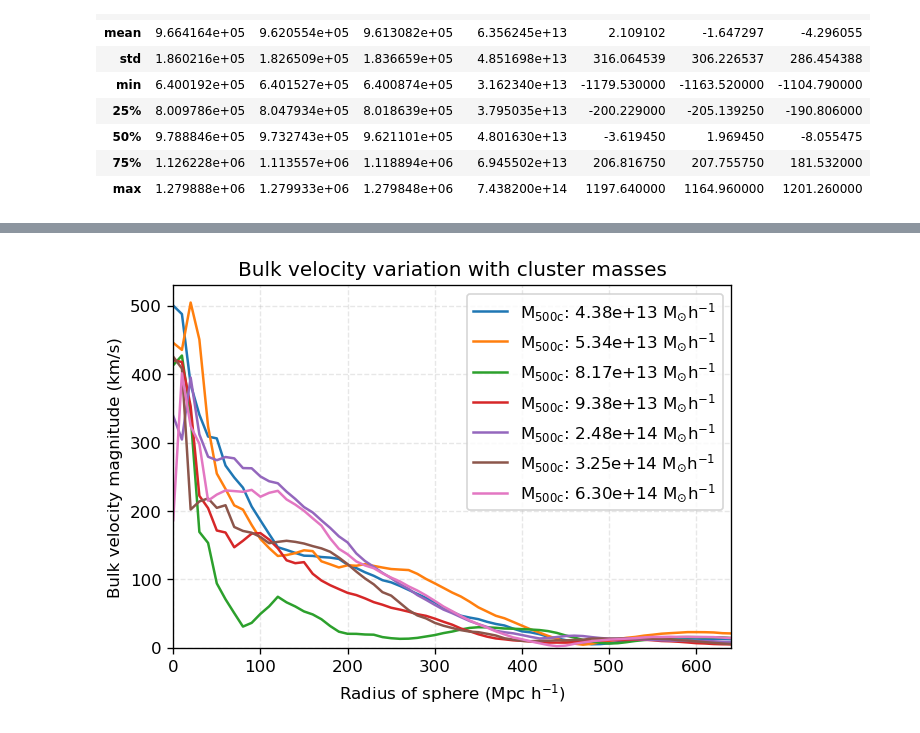
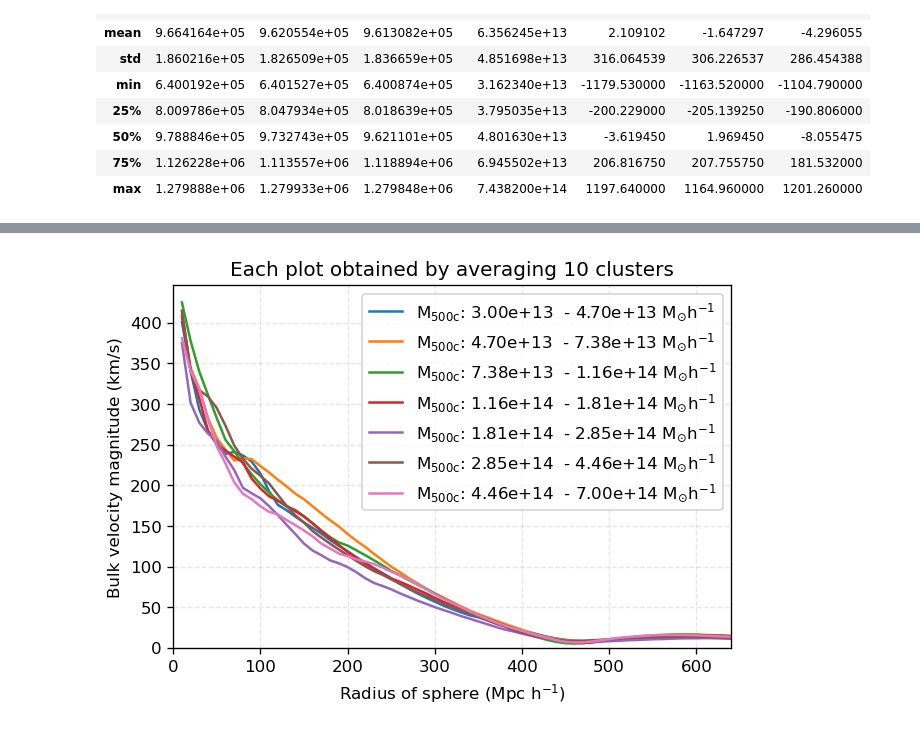
Before and after one commit to awaismirza92/velocity-reconstruction-and-kinetic-SZ, a Jupyter notebook: codes/Dipole_Bias/Dipole_Bias_big_box.ipynb, the cells around one changed output, grey strips where cells are left out. Drawn from its saved outputs; the diff is of its cells as text; code cells hidden in the pictures.

```diff
--- a/codes/Dipole_Bias/Dipole_Bias_big_box.ipynb
+++ b/codes/Dipole_Bias/Dipole_Bias_big_box.ipynb
@@ -22,12 +22,18 @@ df_clusters_orig.describe()
 | max | 639887.560000 | 639933.380000 | 639848.380000 | 7.438200e+14 | 1197.640000 | 1164.960000 | 1201.260000 |
 # %%
 plt.figure(dpi = dpi)
-hist_data = plt.hist(df_clusters_orig['m500c[Msol/h]'],  bins = [3e13, 5e13, 7e13, 9e13, 1e14, 3e14, 5e14, 7e14])
+
+bins = [3e13, 5e13, 7e13, 9e13, 1e14, 3e14, 5e14, 7e14]
+hist_data = plt.hist(df_clusters_orig['m500c[Msol/h]'],  bins = bins)
 plt.xlim(1e13, 1e15)
 plt.xscale('log')
 plt.xlabel('M$\mathrm{_{500c}}$ (M$\mathrm{_{\odot} h^{-1}}$)')
 plt.ylabel('Number of clusters')
 plt.title('Cluster mass distribution inside (640 Mpc h$^{-1}$)$^3$');
+
+bins = ['3e13', '5e13', '7e13', '9e13', '1e14', '3e14', '5e14', '7e14']
+plt.xticks(hist_data[1], bins, rotation = 45)
+# plt.gca().ticklabel_format(axis="x", style="sci", scilimits=(0,0))
 # plt.ylim(0,200)
 print(hist_data)
 for i in range(len(hist_data[0])):
@@ -37,0 +49,18 @@ for i in range(len(hist_data[0])):
+# %%
+plt.figure(dpi = dpi)
+
+bins = np.geomspace(3e13, 7e14, num = 8)
+hist_data = plt.hist(df_clusters_orig['m500c[Msol/h]'],  bins = bins)
+plt.xlim(1e13, 1e15)
+plt.xscale('log')
+plt.xlabel('M$\mathrm{_{500c}}$ (M$\mathrm{_{\odot} h^{-1}}$)')
+plt.ylabel('Number of clusters')
+plt.title('Cluster mass distribution inside (640 Mpc h$^{-1}$)$^3$');
+
+bins_str = ['{:.2e}'.format(i) for i in bins]
+plt.xticks(hist_data[1], bins_str, rotation = 45)
+# plt.gca().ticklabel_format(axis="x", style="sci", scilimits=(0,0))
+# plt.ylim(0,200)
+print(hist_data)
+for i in range(len(hist_data[0])):
+    plt.text(hist_data[1][i],hist_data[0][i]+10,str(int(hist_data[0][i])));
@@ -132,3 +165,9 @@ df_gal_big.describe()
 | 50% | 9.724496e+05 | 9.692602e+05 | 9.599258e+05 | 2.784900e+11 | 5.810010e+11 | -2.822351e+00 | 2.646382e+00 | -3.028148e+00 |
 | 75% | 1.443867e+06 | 1.446201e+06 | 1.442515e+06 | 4.192930e+11 | 1.244070e+12 | 2.167707e+02 | 2.142572e+02 | 2.005062e+02 |
 | max | 1.919996e+06 | 1.919981e+06 | 1.919993e+06 | 1.077460e+13 | 1.420090e+14 | 2.423331e+03 | 3.048130e+03 | 2.638449e+03 |
+# %%
+df_gal_big['vx[km/s]'] = df_gal_big['vx[km/s]'] - df_gal_big['vx[km/s]'].mean()
+df_gal_big['vy[km/s]'] = df_gal_big['vy[km/s]'] - df_gal_big['vy[km/s]'].mean()
+df_gal_big['vz[km/s]'] = df_gal_big['vz[km/s]'] - df_gal_big['vz[km/s]'].mean()
+
+df_gal_big.describe()
@@ -307,32 +266,35 @@ def bulk_velocity_with_mass_mag_only(gray_shade, df_clusters_inner):
 # %%
 plt.figure(dpi = dpi)
 plt.grid(ls = 'dashed', alpha = 0.3)
 
-mass_ranges = [3e13, 5e13, 7e13, 9e13, 1e14, 3e14, 5e14, 7e14]
+# mass_ranges = [3e13, 5e13, 7e13, 9e13, 1e14, 3e14, 5e14, 7e14]
 # mass_ranges = [5e14, 7e14]
+mass_ranges = np.geomspace(3e13, 7e14, num = 8)
 
 gray_shades = ['0.3', '0.4', '0.5', '0.6', '0.7', '0.8', '0.9']
 gray_shades = gray_shades[::-1]
+
+n_clusters = 10
 
 for i, mass in enumerate(mass_ranges[:-1]):
 
     if len(df_clusters_center[(df_clusters_center['m500c[Msol/h]'] > mass_ranges[i]) &
                               (df_clusters_center['m500c[Msol/h]'] < mass_ranges[i+1])])  == 0 :
 
         print(f'No cluster in the mass range between {mass_ranges[i]:.2e} and {mass_ranges[i+1]:.2e}.')
         continue
 
-    bulk_velocity_with_mass_mag_only(gray_shades[i],
+    bulk_velocity_with_mass_mag_only(gray_shades[i],mass_ranges[i], mass_ranges[i+1],
                             df_clusters_center[(df_clusters_center['m500c[Msol/h]'] > mass_ranges[i]) &
                                                (df_clusters_center['m500c[Msol/h]'] < mass_ranges[i+1])])
 
 plt.xlabel('Radius of sphere (Mpc h$^{-1}$)')
 plt.ylabel('Bulk velocity magnitude (km/s)')
 plt.legend()
 plt.ylim(0, )
 
 
 
-plt.title('Bulk velocity variation with cluster masses');
+plt.title(f'Each plot obtained by averaging {n_clusters} clusters');
 # %% [output]
-[figure, old version]
+[figure, new version]
```
Also changed, not shown: parts of 17 cells of this notebook.
